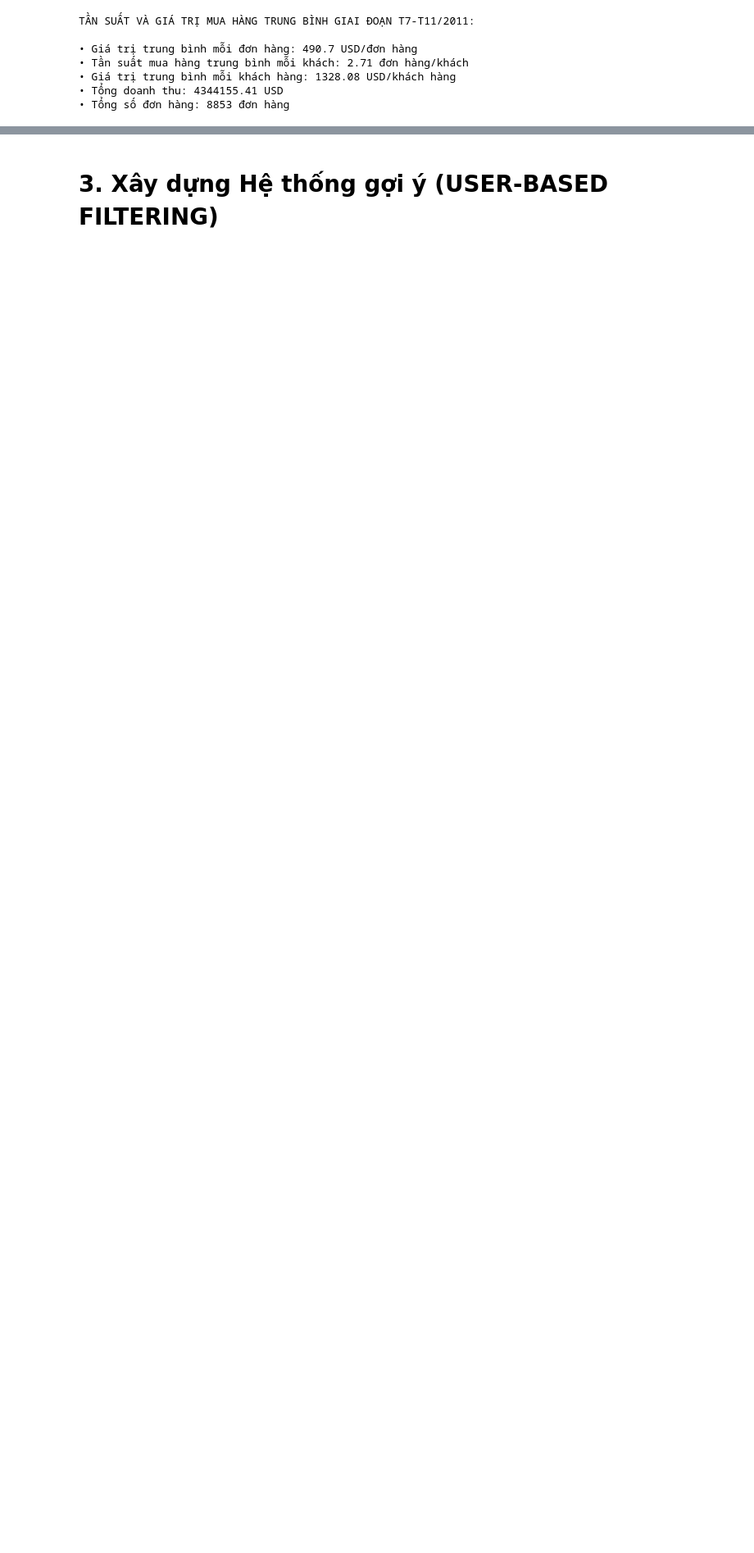
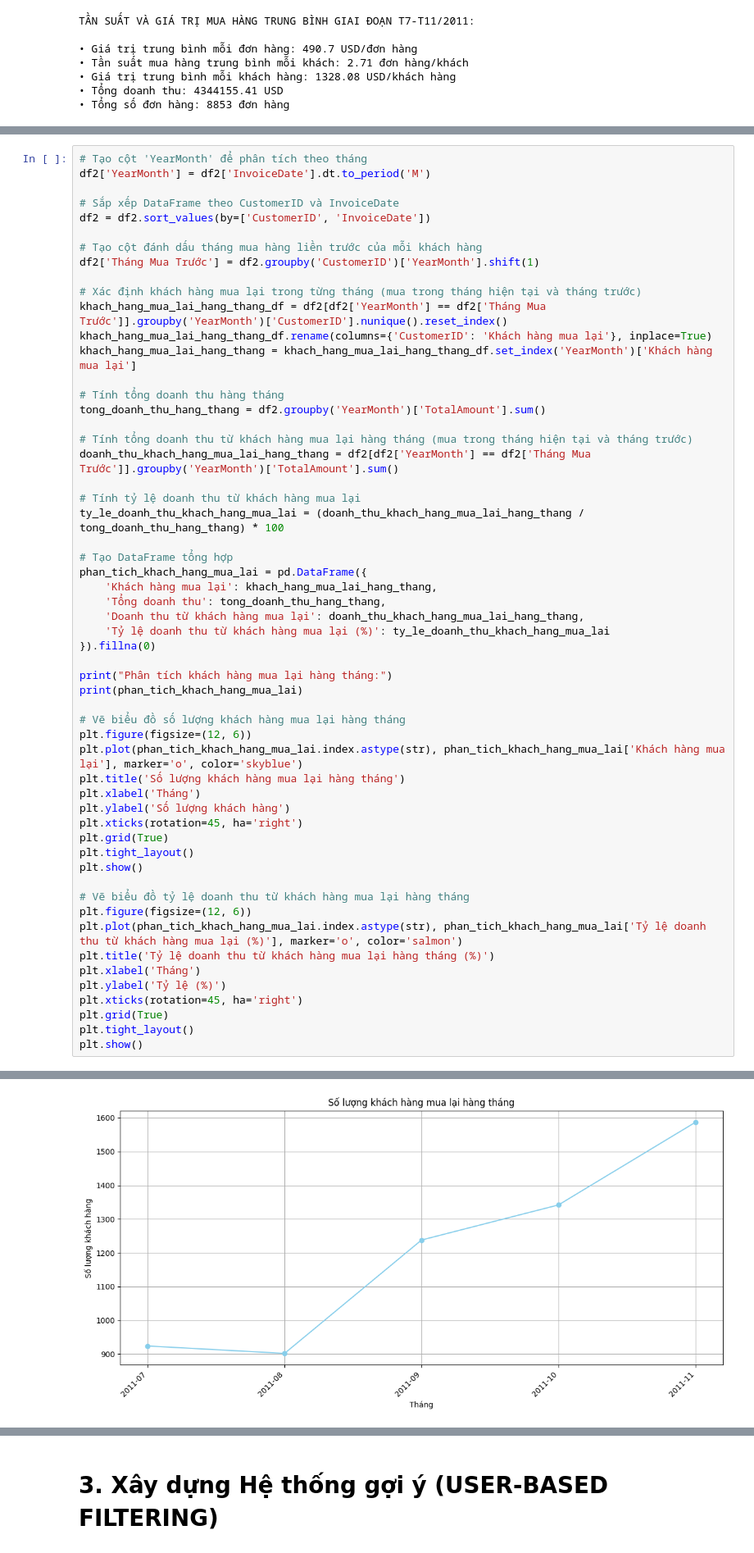
Before and after one commit to caboifvd/Pentabytes, a Jupyter notebook: Online_Retail_Analysis_Project.ipynb, the cells around one changed output, grey strips where cells are left out. Shown at 82% size. Saved outputs shown, nothing was run; the diff lists cells and outputs as text; blank space fills up the shorter version.

```diff
--- a/Online_Retail_Analysis_Project.ipynb
+++ b/Online_Retail_Analysis_Project.ipynb
@@ -314,0 +489,57 @@ TẦN SUẤT VÀ GIÁ TRỊ MUA HÀNG TRUNG BÌNH GIAI ĐOẠN T7-T11/2011:
+# %%
+# Tạo cột 'YearMonth' để phân tích theo tháng
+df2['YearMonth'] = df2['InvoiceDate'].dt.to_period('M')
+
+# Sắp xếp DataFrame theo CustomerID và InvoiceDate
+df2 = df2.sort_values(by=['CustomerID', 'InvoiceDate'])
+
+# Tạo cột đánh dấu tháng mua hàng liền trước của mỗi khách hàng
+df2['Tháng Mua Trước'] = df2.groupby('CustomerID')['YearMonth'].shift(1)
+
+# Xác định khách hàng mua lại trong từng tháng (mua trong tháng hiện tại và tháng trước)
+khach_hang_mua_lai_hang_thang_df = df2[df2['YearMonth'] == df2['Tháng Mua Trước']].groupby('YearMonth')['CustomerID'].nunique().reset_index()
+khach_hang_mua_lai_hang_thang_df.rename(columns={'CustomerID': 'Khách hàng mua lại'}, inplace=True)
+khach_hang_mua_lai_hang_thang = khach_hang_mua_lai_hang_thang_df.set_index('YearMonth')['Khách hàng mua lại']
+
+# Tính tổng doanh thu hàng tháng
+tong_doanh_thu_hang_thang = df2.groupby('YearMonth')['TotalAmount'].sum()
+
+# Tính tổng doanh thu từ khách hàng mua lại hàng tháng (mua trong tháng hiện tại và tháng trước)
+doanh_thu_khach_hang_mua_lai_hang_thang = df2[df2['YearMonth'] == df2['Tháng Mua Trước']].groupby('YearMonth')['TotalAmount'].sum()
+
+# Tính tỷ lệ doanh thu từ khách hàng mua lại
+ty_le_doanh_thu_khach_hang_mua_lai = (doanh_thu_khach_hang_mua_lai_hang_thang / tong_doanh_thu_hang_thang) * 100
+
+# Tạo DataFrame tổng hợp
+phan_tich_khach_hang_mua_lai = pd.DataFrame({
+    'Khách hàng mua lại': khach_hang_mua_lai_hang_thang,
+    'Tổng doanh thu': tong_doanh_thu_hang_thang,
+    'Doanh thu từ khách hàng mua lại': doanh_thu_khach_hang_mua_lai_hang_thang,
+    'Tỷ lệ doanh thu từ khách hàng mua lại (%)': ty_le_doanh_thu_khach_hang_mua_lai
+}).fillna(0)
+
+print("Phân tích khách hàng mua lại hàng tháng:")
+print(phan_tich_khach_hang_mua_lai)
+
+# Vẽ biểu đồ số lượng khách hàng mua lại hàng tháng
+plt.figure(figsize=(12, 6))
+plt.plot(phan_tich_khach_hang_mua_lai.index.astype(str), phan_tich_khach_hang_mua_lai['Khách hàng mua lại'], marker='o', color='skyblue')
+plt.title('Số lượng khách hàng mua lại hàng tháng')
+plt.xlabel('Tháng')
+plt.ylabel('Số lượng khách hàng')
+plt.xticks(rotation=45, ha='right')
+plt.grid(True)
+plt.tight_layout()
+plt.show()
+
+# Vẽ biểu đồ tỷ lệ doanh thu từ khách hàng mua lại hàng tháng
+plt.figure(figsize=(12, 6))
+plt.plot(phan_tich_khach_hang_mua_lai.index.astype(str), phan_tich_khach_hang_mua_lai['Tỷ lệ doanh thu từ khách hàng mua lại (%)'], marker='o', color='salmon')
+plt.title('Tỷ lệ doanh thu từ khách hàng mua lại hàng tháng (%)')
+plt.xlabel('Tháng')
+plt.ylabel('Tỷ lệ (%)')
+plt.xticks(rotation=45, ha='right')
+plt.grid(True)
+plt.tight_layout()
+plt.show()
+# %% [output]
@@ -314,0 +563 @@ TẦN SUẤT VÀ GIÁ TRỊ MUA HÀNG TRUNG BÌNH GIAI ĐOẠN T7-T11/2011:
+[figure, added]
```
Also changed, not shown: parts of 25 cells of this notebook.
